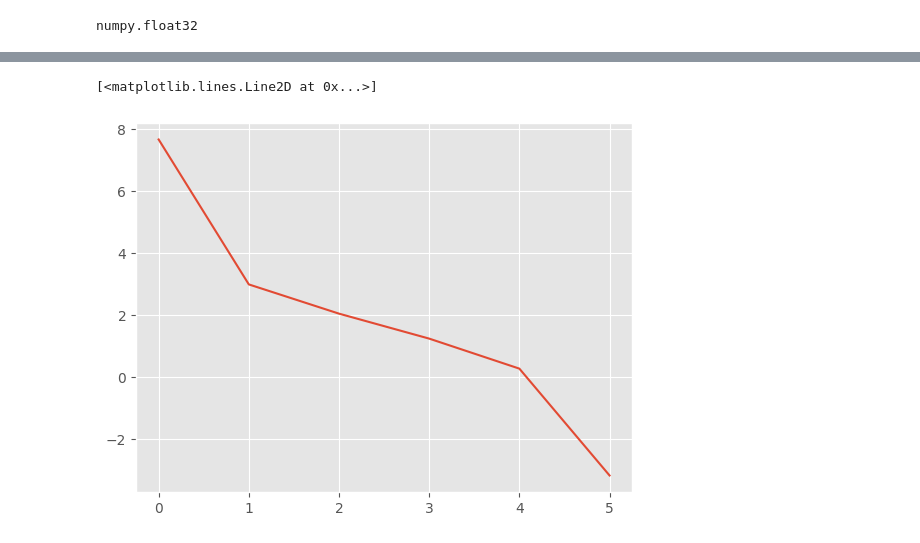
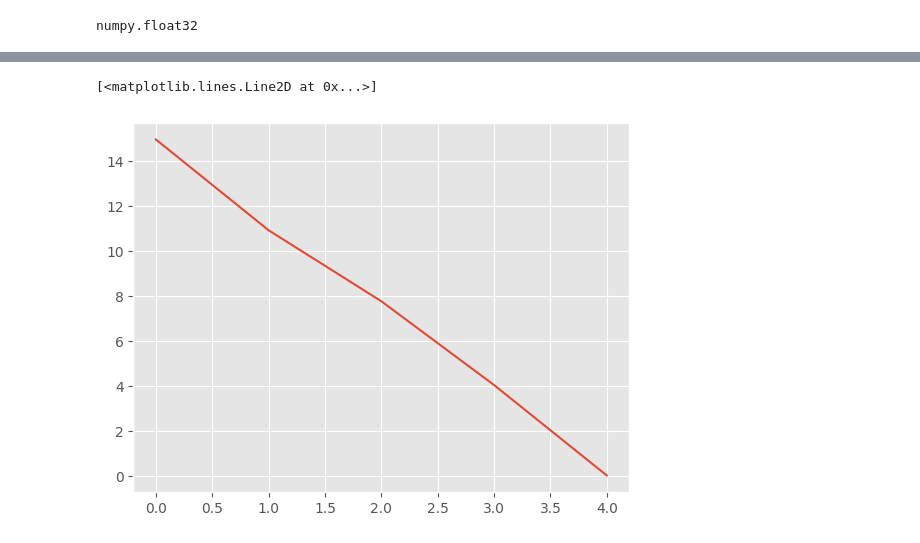
Before and after one commit to cm23ru-uol/MATH2603_individual_summative, a Jupyter notebook: main.ipynb, the cells around one changed output, grey strips where cells are left out. Saved outputs shown, nothing was run; the diff lists cells and outputs as text; code cells hidden in the pictures.

```diff
--- a/main.ipynb
+++ b/main.ipynb
@@ -305,9 +305,9 @@ Polynomial Regression MSE: 0.37636243729848007
 # %%
-plt.plot(np.log(losses_for_plot))
-plt.plot(np.log(polynomial_mse_train))
+plt.plot(losses_for_plot[1:])
+# plt.plot(np.log(polynomial_mse_train))
 # %% [output]
 [<matplotlib.lines.Line2D at 0x...>]
-[figure, old version]
+[figure, new version]
 # %%
 from tensorflow.keras.backend import get_value
 print(poly_reg_model.coef_[::-1], poly_reg_model.intercept_)
```
Also changed, not shown: parts of 10 cells of this notebook.
